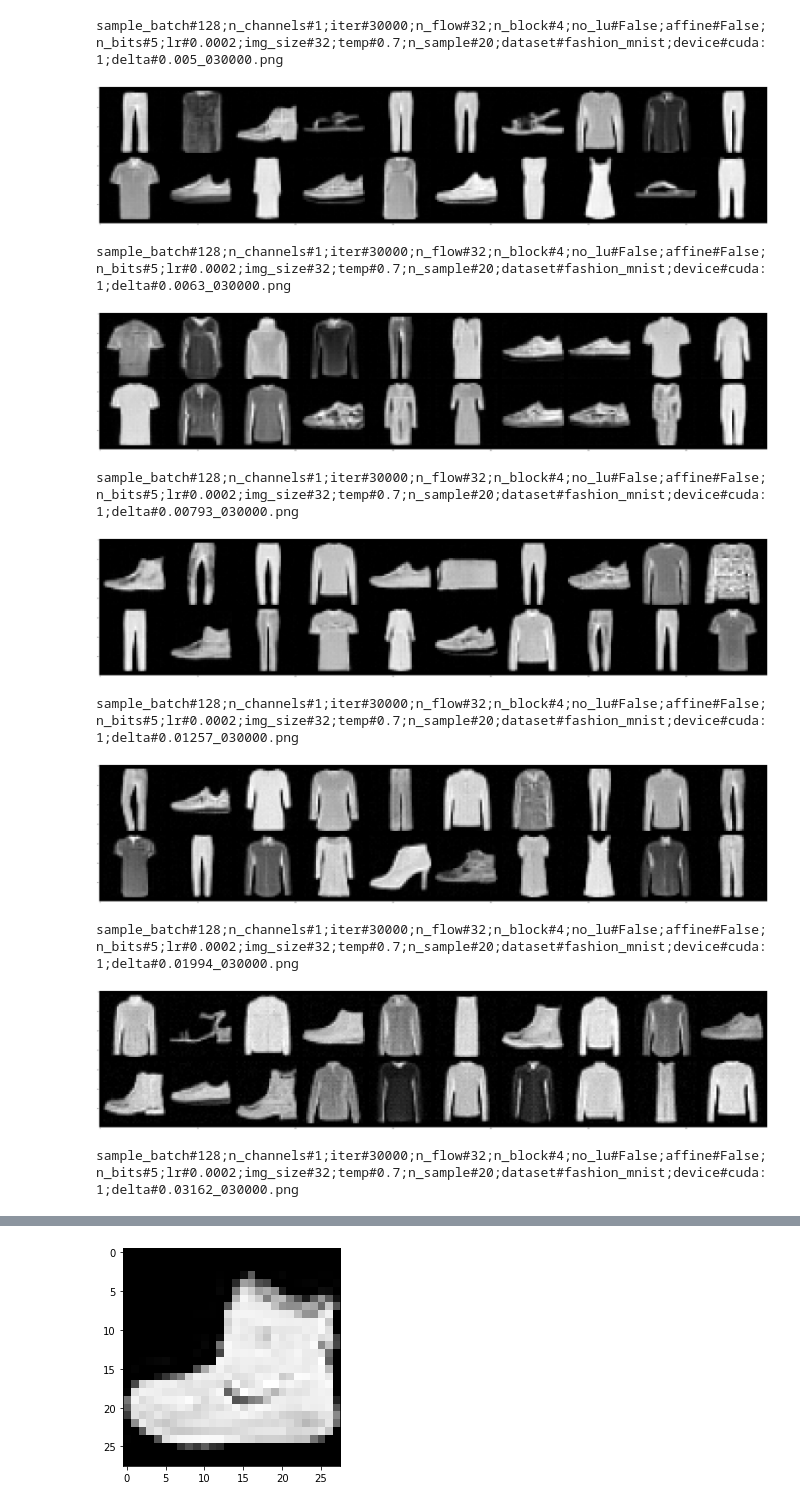
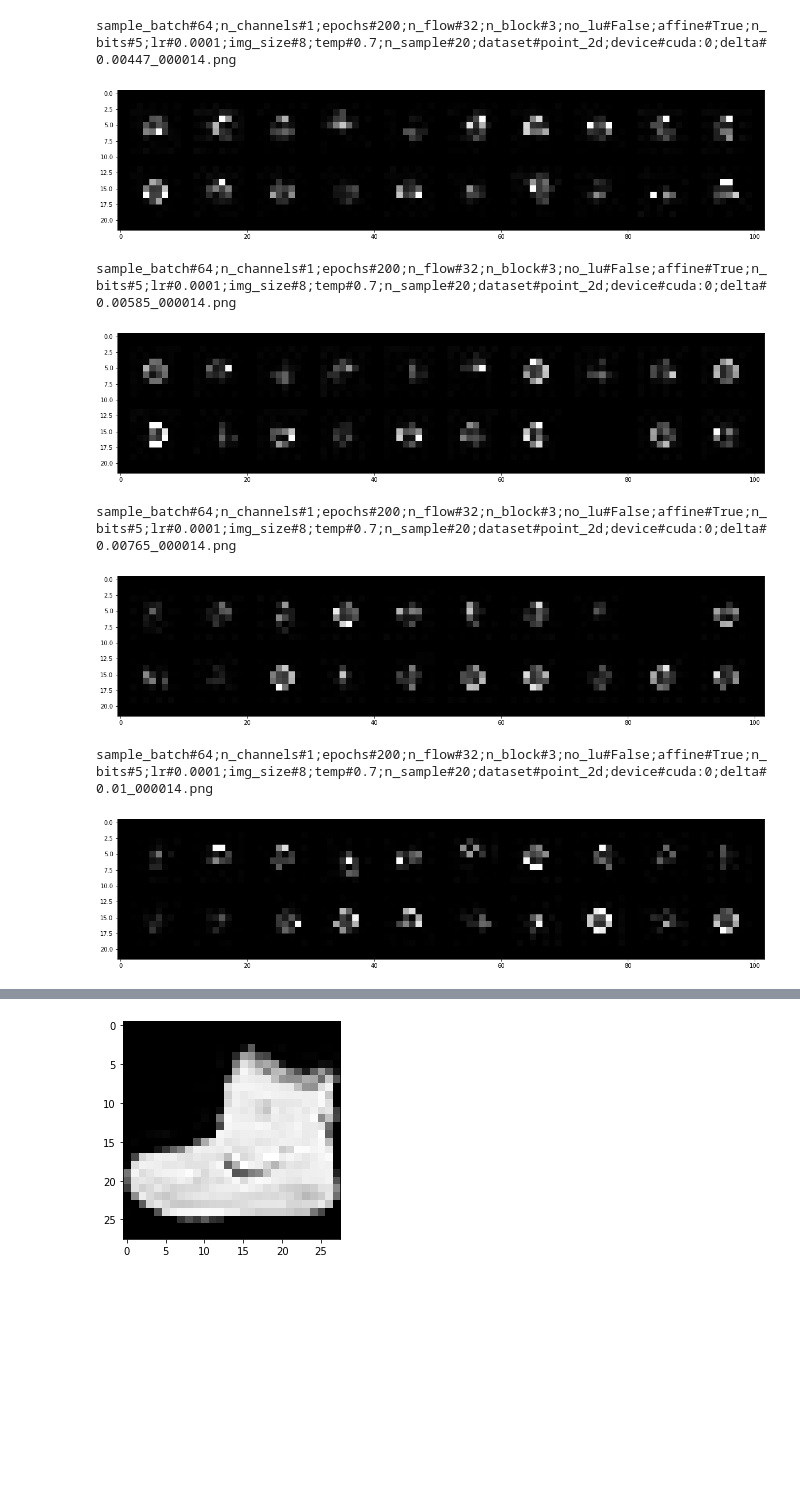
Before and after one commit to rosinality/glow-pytorch, a Jupyter notebook: notebooks/loss_plot.ipynb, the cells around one changed output, grey strips where cells are left out. Cells and saved outputs as stored; diff of their text form; code cells hidden in the pictures; blank space fills up the shorter version.

Commit message:
affine test

```diff
--- a/notebooks/loss_plot.ipynb
+++ b/notebooks/loss_plot.ipynb
@@ -27,6 +27,6 @@ def plot_diff_loss(filename, ylim=(0,0.02), start=0, window_length=1000):
         plt.ylim(ylim)
     plt.show()
 # %%
-for f in sorted(glob.glob("../losses/*")):
-    print(f)
-    plot_diff_loss(f, start=500)
+# for f in sorted(glob.glob("../losses/*")):
+#     print(f)
+#     plot_diff_loss(f, start=0)
@@ -65,21 +46,18 @@ for f in sorted(glob.glob("../losses/*")):
 # %%
-n = 50
+n = 10
 for f in sorted(os.listdir("../sample")):
-    if '030000' in f:
+    if '000014' in f:
         print(f)
         img = Image.open(f"../sample/{f}")
         plt.figure(figsize = (n*2, n*10))
         plt.imshow(img)
         plt.show()
 # %% [output]
-sample_batch#128;n_channels#1;iter#30000;n_flow#32;n_block#4;no_lu#False;affine#False;n_bits#5;lr#0.0002;img_size#32;temp#0.7;n_sample#20;dataset#fashion_mnist;device#cuda:1;delta#0.005_030000.png
+sample_batch#64;n_channels#1;epochs#200;n_flow#32;n_block#3;no_lu#False;affine#True;n_bits#5;lr#0.0001;img_size#8;temp#0.7;n_sample#20;dataset#point_2d;device#cuda:0;delta#0.00447_000014.png
-[figure, old version]
+[figure, new version]
-sample_batch#128;n_channels#1;iter#30000;n_flow#32;n_block#4;no_lu#False;affine#False;n_bits#5;lr#0.0002;img_size#32;temp#0.7;n_sample#20;dataset#fashion_mnist;device#cuda:1;delta#0.0063_030000.png
+sample_batch#64;n_channels#1;epochs#200;n_flow#32;n_block#3;no_lu#False;affine#True;n_bits#5;lr#0.0001;img_size#8;temp#0.7;n_sample#20;dataset#point_2d;device#cuda:0;delta#0.00585_000014.png
-[figure, old version]
+[figure, new version]
-sample_batch#128;n_channels#1;iter#30000;n_flow#32;n_block#4;no_lu#False;affine#False;n_bits#5;lr#0.0002;img_size#32;temp#0.7;n_sample#20;dataset#fashion_mnist;device#cuda:1;delta#0.00793_030000.png
+sample_batch#64;n_channels#1;epochs#200;n_flow#32;n_block#3;no_lu#False;affine#True;n_bits#5;lr#0.0001;img_size#8;temp#0.7;n_sample#20;dataset#point_2d;device#cuda:0;delta#0.00765_000014.png
-[figure, old version]
+[figure, new version]
-sample_batch#128;n_channels#1;iter#30000;n_flow#32;n_block#4;no_lu#False;affine#False;n_bits#5;lr#0.0002;img_size#32;temp#0.7;n_sample#20;dataset#fashion_mnist;device#cuda:1;delta#0.01257_030000.png
+sample_batch#64;n_channels#1;epochs#200;n_flow#32;n_block#3;no_lu#False;affine#True;n_bits#5;lr#0.0001;img_size#8;temp#0.7;n_sample#20;dataset#point_2d;device#cuda:0;delta#0.01_000014.png
-[figure, old version]
+[figure, new version]
-sample_batch#128;n_channels#1;iter#30000;n_flow#32;n_block#4;no_lu#False;affine#False;n_bits#5;lr#0.0002;img_size#32;temp#0.7;n_sample#20;dataset#fashion_mnist;device#cuda:1;delta#0.01994_030000.png
-[figure, removed]
-sample_batch#128;n_channels#1;iter#30000;n_flow#32;n_block#4;no_lu#False;affine#False;n_bits#5;lr#0.0002;img_size#32;temp#0.7;n_sample#20;dataset#fashion_mnist;device#cuda:1;delta#0.03162_030000.png
```
Also changed, not shown: parts of 3 cells of this notebook, 7 other files.
